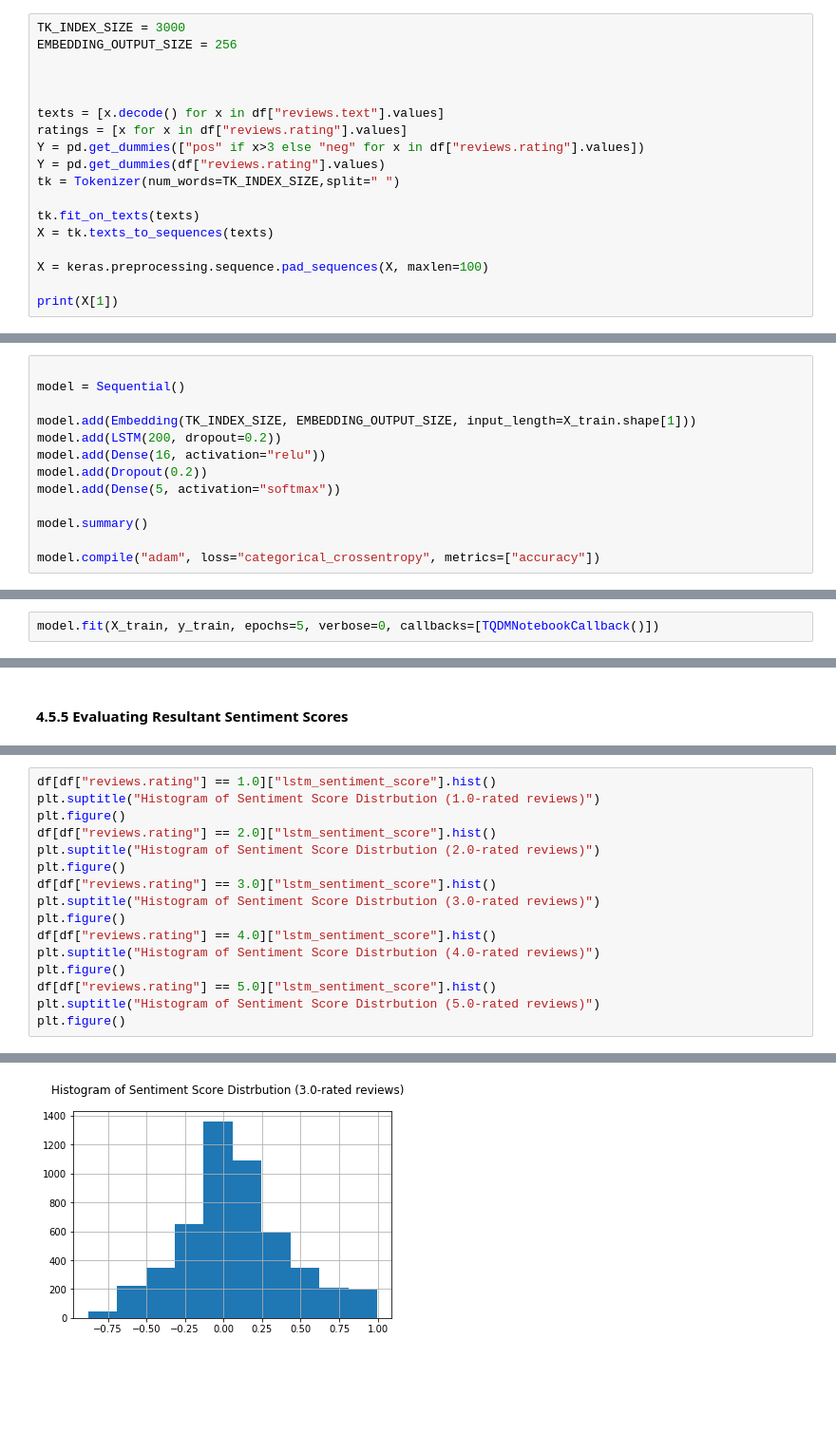
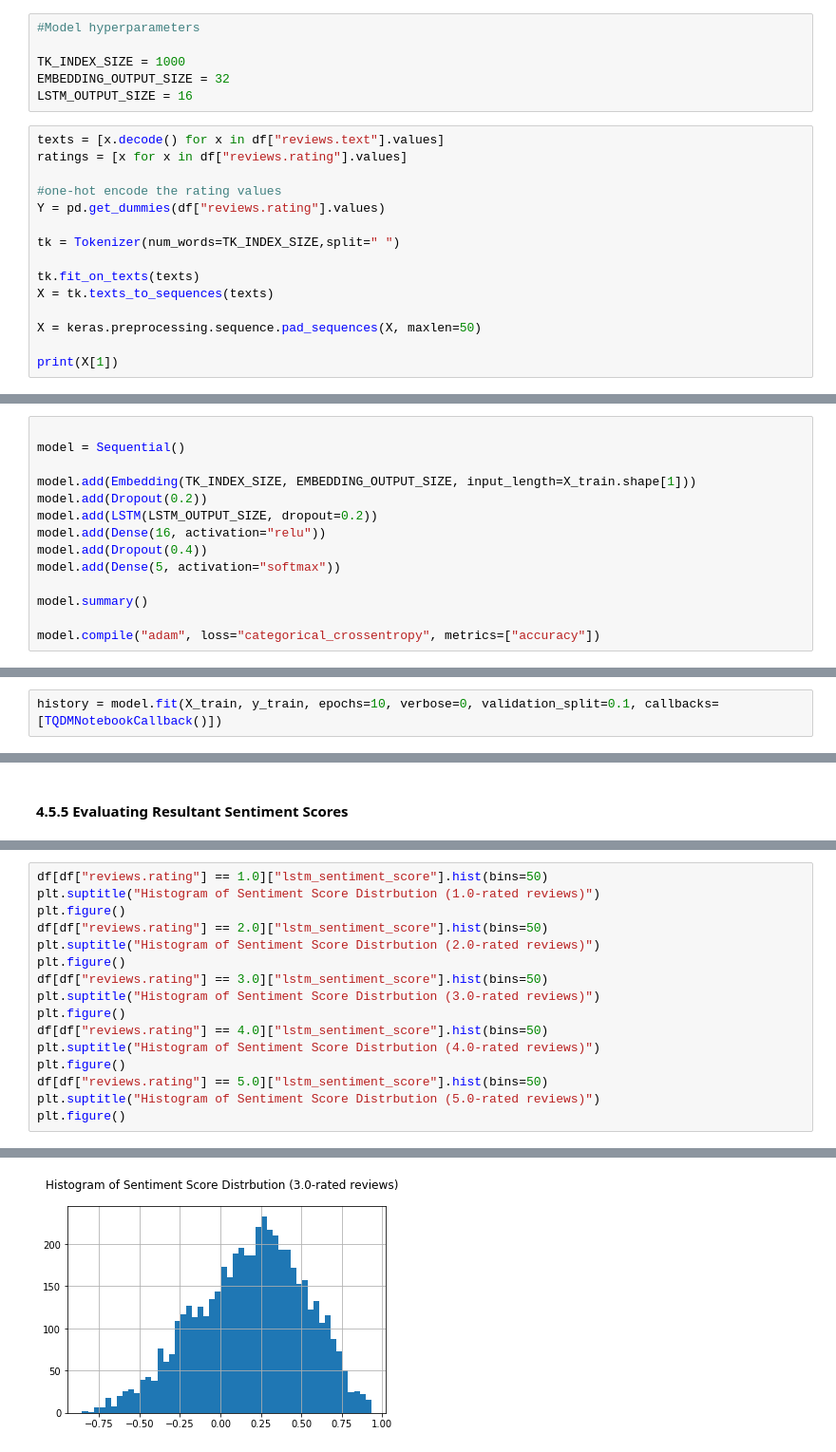
Before and after one commit to SJTButler/hotel-review-analysis, a Jupyter notebook: Hotel Review Analysis.ipynb, the cells around one changed output, grey strips where cells are left out. Shown at 95% size. Cells and saved outputs as stored; diff of their text form; blank space fills up the shorter version.

```diff
--- a/Hotel Review Analysis.ipynb
+++ b/Hotel Review Analysis.ipynb
@@ -1410,22 +1604,25 @@ From the histograms, we can see that the sentiment scores are highly correlated
 ### 4.5 Approach 4: LSTM Neural Network Classifier Sentiment Scores
 # %% [markdown]
 #### 4.5.1 Text Preprocessing
+# %%
+#Model hyperparameters
+
+TK_INDEX_SIZE = 1000
+EMBEDDING_OUTPUT_SIZE = 32
+LSTM_OUTPUT_SIZE = 16
 # %%
-TK_INDEX_SIZE = 3000
-EMBEDDING_OUTPUT_SIZE = 256
-
-
-
 texts = [x.decode() for x in df["reviews.text"].values]
 ratings = [x for x in df["reviews.rating"].values]
-Y = pd.get_dummies(["pos" if x>3 else "neg" for x in df["reviews.rating"].values])
+
+#one-hot encode the rating values
 Y = pd.get_dummies(df["reviews.rating"].values)
+
 tk = Tokenizer(num_words=TK_INDEX_SIZE,split=" ")
 
 tk.fit_on_texts(texts)
 X = tk.texts_to_sequences(texts)
 
-X = keras.preprocessing.sequence.pad_sequences(X, maxlen=100)
+X = keras.preprocessing.sequence.pad_sequences(X, maxlen=50)
 
 print(X[1])
 # %% [output]
@@ -1469,9 +1663,10 @@ Name: 0, dtype: uint8
 model = Sequential()
 
 model.add(Embedding(TK_INDEX_SIZE, EMBEDDING_OUTPUT_SIZE, input_length=X_train.shape[1]))
-model.add(LSTM(200, dropout=0.2))
+model.add(Dropout(0.2))
+model.add(LSTM(LSTM_OUTPUT_SIZE, dropout=0.2))
 model.add(Dense(16, activation="relu"))
-model.add(Dropout(0.2))
+model.add(Dropout(0.4))
 model.add(Dense(5, activation="softmax"))
 
 model.summary()
@@ -1496,5 +1693,5 @@ Trainable params: 1,136,901
 Non-trainable params: 0
 _________________________________________________________________
 # %%
-model.fit(X_train, y_train, epochs=5, verbose=0, callbacks=[TQDMNotebookCallback()])
+history = model.fit(X_train, y_train, epochs=10, verbose=0, validation_split=0.1, callbacks=[TQDMNotebookCallback()])
 # %% [output]
@@ -1596,17 +1756,17 @@ df.boxplot(column="lstm_sentiment_score", by="reviews.rating")
 # %%
-df[df["reviews.rating"] == 1.0]["lstm_sentiment_score"].hist()
+df[df["reviews.rating"] == 1.0]["lstm_sentiment_score"].hist(bins=50)
 plt.suptitle("Histogram of Sentiment Score Distrbution (1.0-rated reviews)")
 plt.figure()
-df[df["reviews.rating"] == 2.0]["lstm_sentiment_score"].hist()
+df[df["reviews.rating"] == 2.0]["lstm_sentiment_score"].hist(bins=50)
 plt.suptitle("Histogram of Sentiment Score Distrbution (2.0-rated reviews)")
 plt.figure()
-df[df["reviews.rating"] == 3.0]["lstm_sentiment_score"].hist()
+df[df["reviews.rating"] == 3.0]["lstm_sentiment_score"].hist(bins=50)
 plt.suptitle("Histogram of Sentiment Score Distrbution (3.0-rated reviews)")
 plt.figure()
-df[df["reviews.rating"] == 4.0]["lstm_sentiment_score"].hist()
+df[df["reviews.rating"] == 4.0]["lstm_sentiment_score"].hist(bins=50)
 plt.suptitle("Histogram of Sentiment Score Distrbution (4.0-rated reviews)")
 plt.figure()
-df[df["reviews.rating"] == 5.0]["lstm_sentiment_score"].hist()
+df[df["reviews.rating"] == 5.0]["lstm_sentiment_score"].hist(bins=50)
 plt.suptitle("Histogram of Sentiment Score Distrbution (5.0-rated reviews)")
 plt.figure()
 # %% [output]
@@ -1616 +1776 @@ plt.figure()
-[figure, old version]
+[figure, new version]
```
Also changed, not shown: parts of 75 cells of this notebook.
